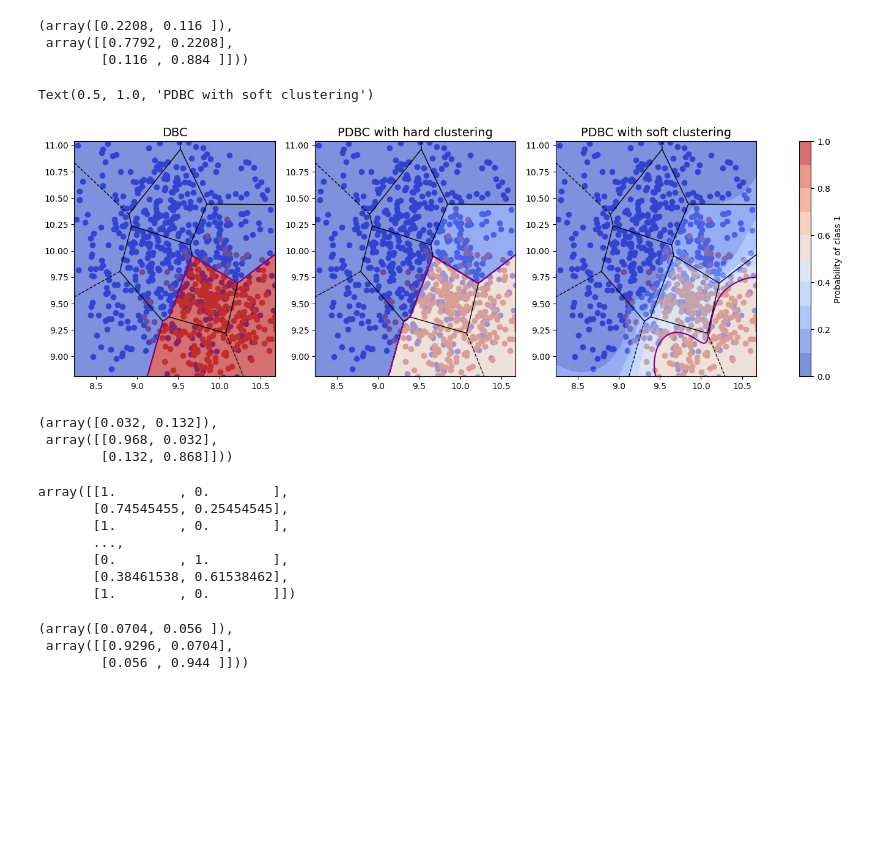
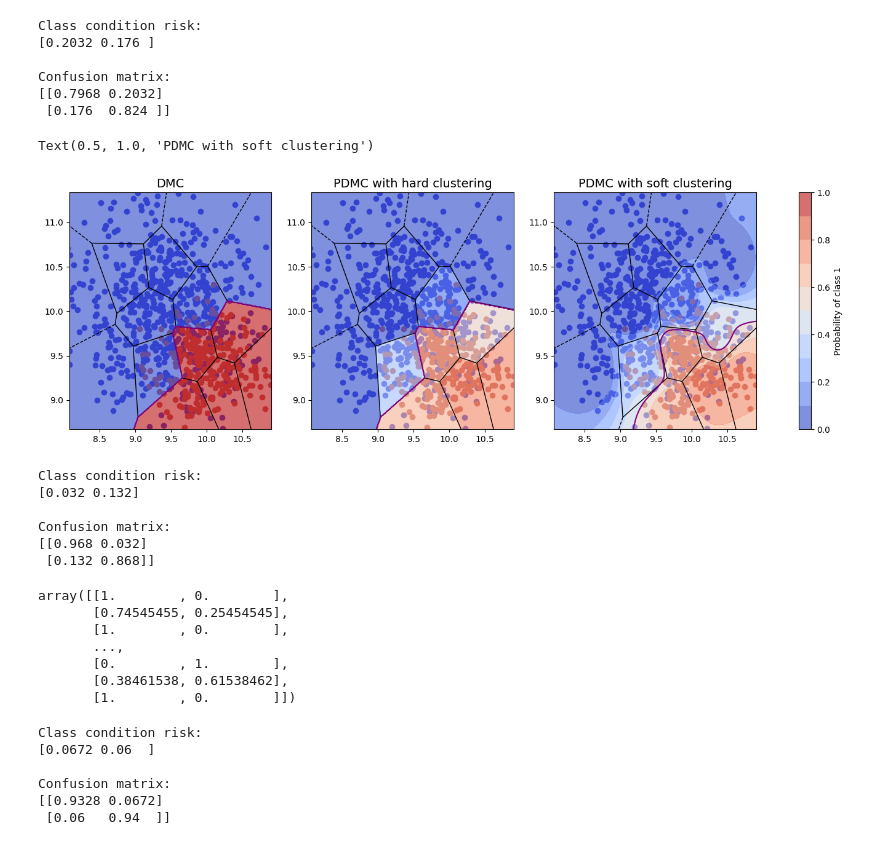
Before and after one commit to Menamot/dbc, a Jupyter notebook: examples/example.ipynb, the cells around one changed output. Cells and saved outputs as stored; diff of their text form; code cells hidden in the pictures; blank space fills up the shorter version.

```diff
--- a/examples/example.ipynb
+++ b/examples/example.ipynb
@@ -42,7 +45,17 @@ array([[1.        , 0.        ],
        [1.        , 0.        ]])
 # %%
-DBC_fcm = CmeansDiscreteBayesianClassifier(n_clusters=10, fuzzifier=1.5, cluster_centers=DBC_kmeans.cluster_centers)
-DBC_fcm.fit(X_train,y_train)
+# Initialize the C-means Discrete Bayesian Classifier with 10 clusters
+# Set the fuzzifier to 1.5 and use the cluster centers from the DBC_kmeans classifier
+DBC_fcm = CmeansDiscreteBayesianClassifier(n_clusters=15, fuzzifier=1.5, cluster_centers=DBC_kmeans.cluster_centers)
+
+# Fit the classifier using the training data
+DBC_fcm.fit(X_train, y_train)
+
+# Predict the labels for the training data
 y_pred = DBC_fcm.predict(X_train)
-compute_conditional_risk(y_train, y_pred)
+
+# Compute and return the conditional risk based on the true labels and predicted labels
+conditional_risk = compute_conditional_risk(y_train, y_pred)
+print(f'Class condition risk: \n{conditional_risk[0]}')
+print(f'\nConfusion matrix: \n{conditional_risk[1]}')
 # %% [output]
@@ -117,14 +134,19 @@ Text(0.5, 1.0, 'PDBC with soft clustering')
 # %%
-DMC_kmeans = KmeansDiscreteMinimaxClassifier(n_clusters=10 ,random_state=25)
-DMC_kmeans.fit(X_train,y_train)
+DMC_kmeans = KmeansDiscreteMinimaxClassifier(n_clusters=15, random_state=25)
+DMC_kmeans.fit(X_train, y_train)
 y_pred = DMC_kmeans.predict(X_train)
-compute_conditional_risk(y_train, y_pred)
+conditional_risk = compute_conditional_risk(y_train, y_pred)
+print(f'Class condition risk: \n{conditional_risk[0]}')
+print(f'\nConfusion matrix: \n{conditional_risk[1]}')
 # %% [output]
-(array([0.2208, 0.116 ]),
- array([[0.7792, 0.2208],
-        [0.116 , 0.884 ]]))
+Class condition risk:
+[0.2032 0.176 ]
+
+Confusion matrix:
+[[0.7968 0.2032]
+ [0.176  0.824 ]]
 # %%
-fig, ax =plt.subplots(1,3, figsize=(18,5))
+fig, ax = plt.subplots(1, 3, figsize=(18, 5))
 x_min, x_max = X_train[:, 0].min() - 1, X_train[:, 0].max() + 1
 y_min, y_max = X_train[:, 1].min() - 1, X_train[:, 1].max() + 1
 xx, yy = np.meshgrid(np.arange(x_min, x_max, 0.01),
@@ -144,49 +166,52 @@ max_indices = np.argmax(Z1, axis=1)
 rows = np.arange(Z1.shape[0])
 
 Z0[rows, max_indices] = 1.0
 
 Z1 = Z1[:, 1].reshape(xx.shape)
 Z0 = Z0[:, 1].reshape(xx.shape)
 
 Z2 = DBC_fcm.predict_prob(np.c_[xx.ravel(), yy.ravel()], prior_pred=DMC_kmeans.prior_star)
 Z2 = Z2[:, 1].reshape(xx.shape)
 
-
 class0_indices = (y_train == 0)
 class1_indices = (y_train == 1)
 for i in range(3):
     ax[i].scatter(X_train[class0_indices, 0], X_train[class0_indices, 1], color='mediumblue')
     ax[i].scatter(X_train[class1_indices, 0], X_train[class1_indices, 1], color='firebrick')
 
 contour0 = ax[0].contourf(xx, yy, Z0, alpha=0.7, cmap='coolwarm', levels=np.linspace(0, 1, 11))
 contour1 = ax[1].contourf(xx, yy, Z1, alpha=0.7, cmap='coolwarm', levels=np.linspace(0, 1, 11))
 contour2 = ax[2].contourf(xx, yy, Z2, alpha=0.7, cmap='coolwarm', levels=np.linspace(0, 1, 11))
 
 decision_boundary_prob = 0.5
 
-
 boundary0 = ax[0].contour(xx, yy, Z0, levels=[decision_boundary_prob], colors='purple')
 boundary1 = ax[1].contour(xx, yy, Z1, levels=[decision_boundary_prob], colors='purple')
 boundary2 = ax[2].contour(xx, yy, Z2, levels=[decision_boundary_prob], colors='purple')
 
 cbar = fig.colorbar(contour2, ax=ax, orientation='vertical')
 cbar.set_label('Probability of class 1')
 
-ax[0].set_title('DBC', fontsize=14)
-ax[1].set_title('PDBC with hard clustering', fontsize=14)
-ax[2].set_title('PDBC with soft clustering', fontsize=14)
+ax[0].set_title('DMC', fontsize=14)
+ax[1].set_title('PDMC with hard clustering', fontsize=14)
+ax[2].set_title('PDMC with soft clustering', fontsize=14)
 # %% [output]
-Text(0.5, 1.0, 'PDBC with soft clustering')
+Text(0.5, 1.0, 'PDMC with soft clustering')
-[figure, old version]
+[figure, new version]
 # %%
 DBC_DT = DecisionTreeDiscreteBayesianClassifier(max_depth=10)
-DBC_DT.fit(X_train,y_train)
+DBC_DT.fit(X_train, y_train)
 y_pred = DBC_DT.predict(X_train, prior_pred=DBC_DT.prior)
-compute_conditional_risk(y_train, y_pred)
+conditional_risk = compute_conditional_risk(y_train, y_pred)
+print(f'Class condition risk: \n{conditional_risk[0]}')
+print(f'\nConfusion matrix: \n{conditional_risk[1]}')
 # %% [output]
-(array([0.032, 0.132]),
- array([[0.968, 0.032],
-        [0.132, 0.868]]))
+Class condition risk:
+[0.032 0.132]
+
+Confusion matrix:
+[[0.968 0.032]
+ [0.132 0.868]]
 # %%
 DBC_DT.predict_prob(X_train)
 # %% [output]
@@ -199,10 +224,15 @@ array([[1.        , 0.        ],
        [1.        , 0.        ]])
 # %%
 DMC_DT = DecisionTreeDiscreteMinimaxClassifier(max_depth=10)
-DMC_DT.fit(X_train,y_train)
+DMC_DT.fit(X_train, y_train)
 y_pred = DMC_DT.predict(X_train)
-compute_conditional_risk(y_train, y_pred)
+conditional_risk = compute_conditional_risk(y_train, y_pred)
+print(f'Class condition risk: \n{conditional_risk[0]}')
+print(f'\nConfusion matrix: \n{conditional_risk[1]}')
 # %% [output]
-(array([0.0704, 0.056 ]),
- array([[0.9296, 0.0704],
-        [0.056 , 0.944 ]]))
+Class condition risk:
+[0.0672 0.06  ]
+
+Confusion matrix:
+[[0.9328 0.0672]
+ [0.06   0.94  ]]
```
Also changed, not shown: parts of 7 cells of this notebook, 5 other files.
